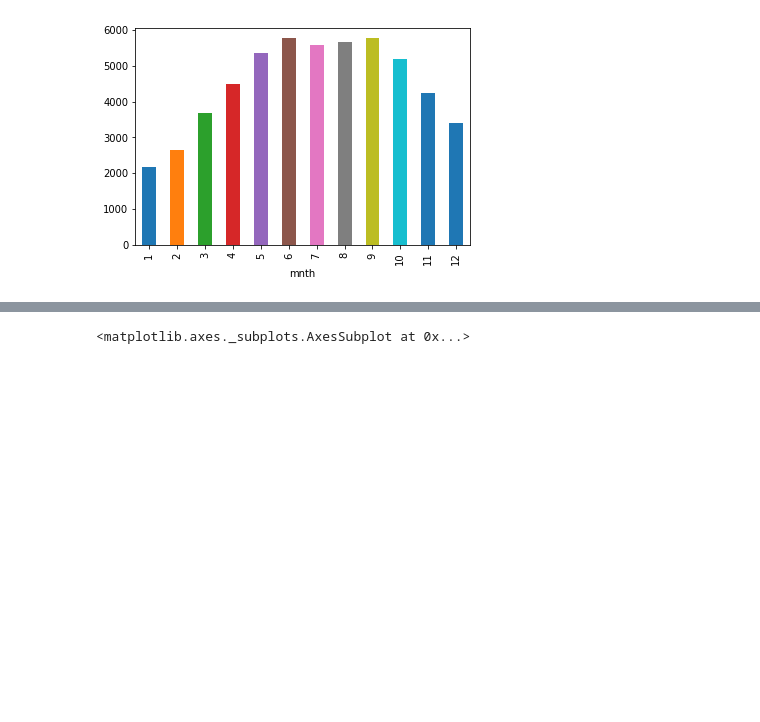
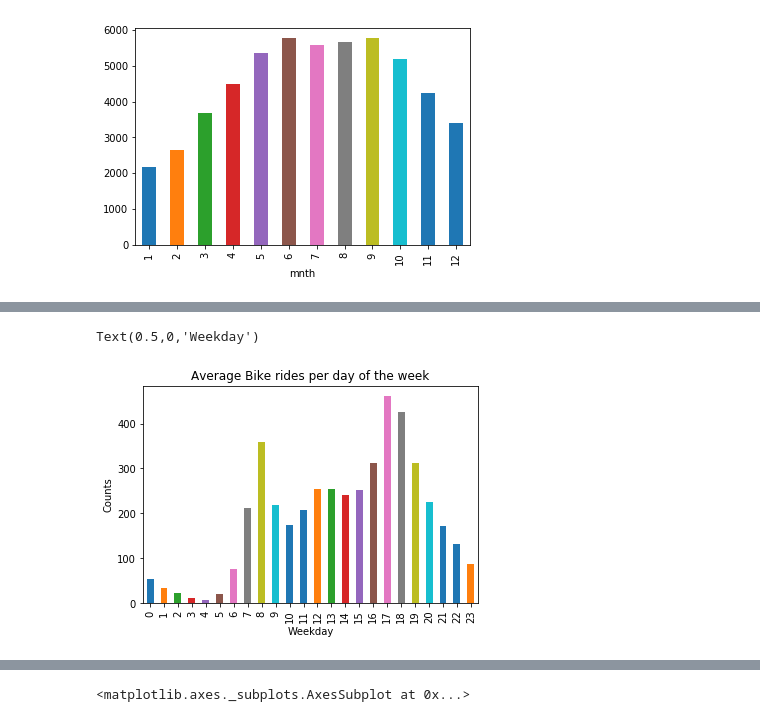
Before and after one commit to meoriordan/Intro-to-Data-Science-Project, a Jupyter notebook: Project.ipynb, the cells around one changed output, grey strips where cells are left out. Drawn from its saved outputs; the diff is of its cells as text; code cells hidden in the pictures; blank space fills up the shorter version.

```diff
--- a/Project.ipynb
+++ b/Project.ipynb
@@ -267,0 +271,7 @@ monthRides.plot(kind="bar")
+# %%
+hrlyRides.plot(kind="bar",title = "Average Bike rides per hour")
+sns.mpl.pyplot.ylabel("Counts")
+sns.mpl.pyplot.xlabel("Weekday")
+# %% [output]
+Text(0.5,0,'Weekday')
+[figure, added]
```
Also changed, not shown: parts of 30 cells of this notebook.
